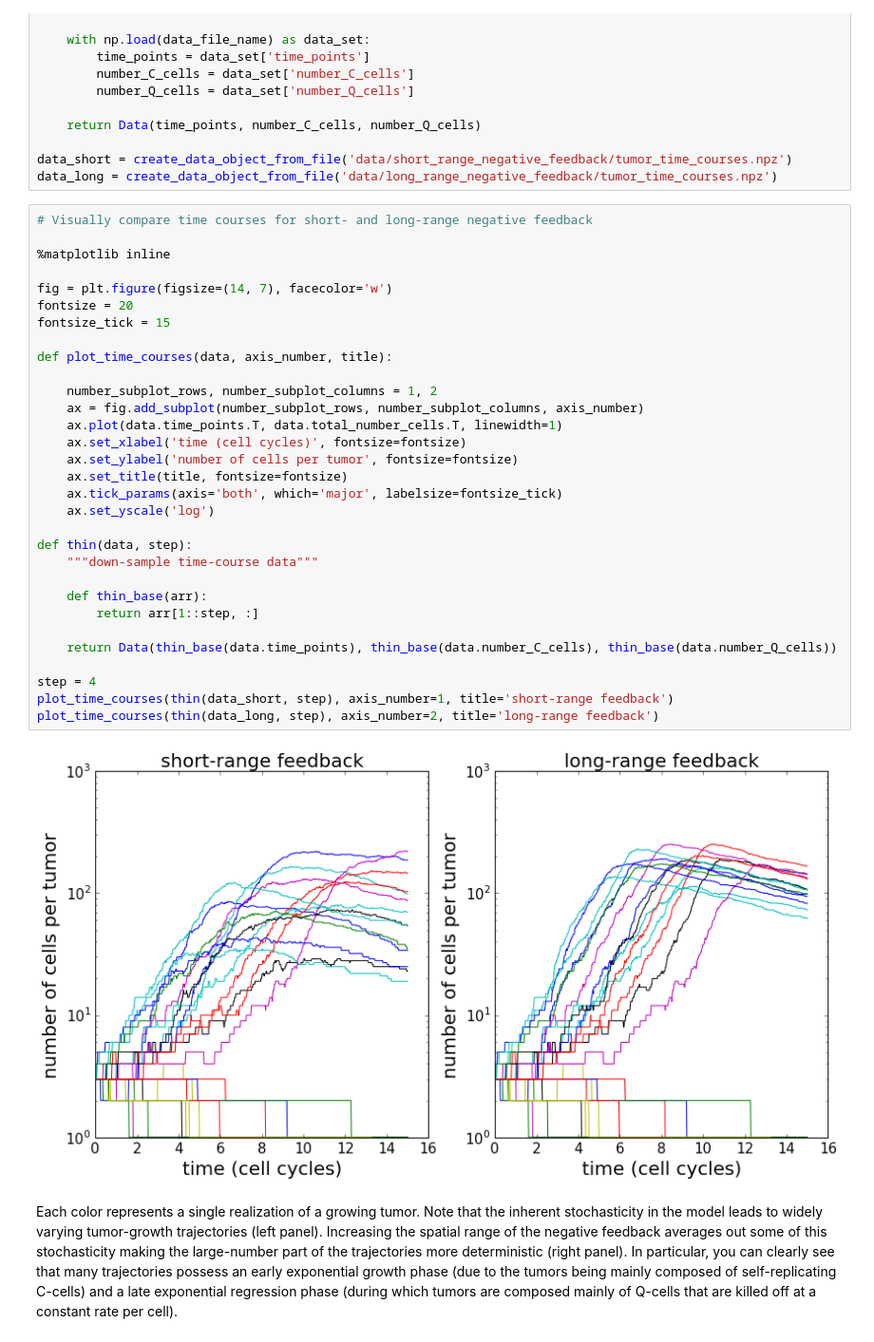
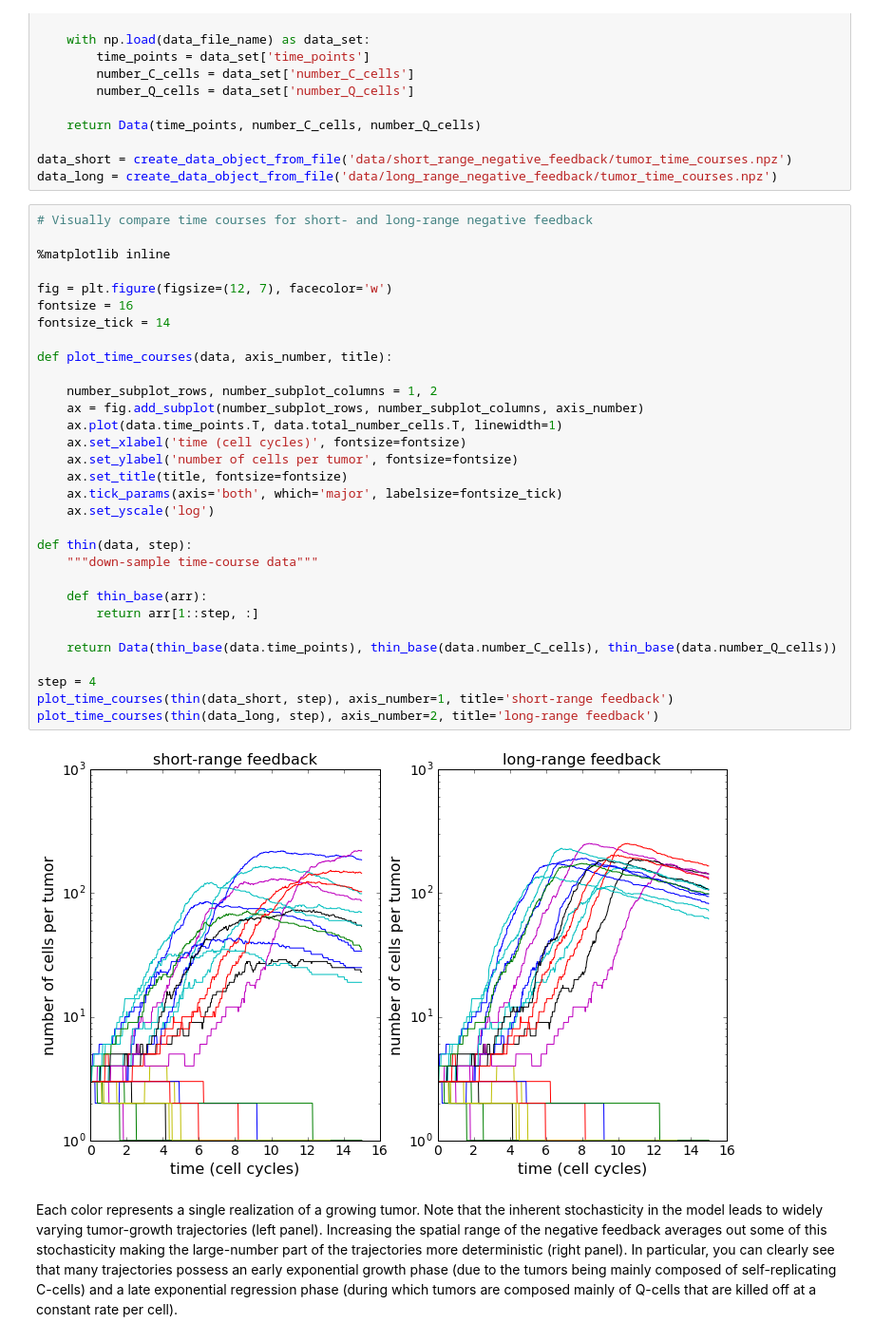
Before and after one commit to petermchale/tumor, a Jupyter notebook: demonstration.ipynb, the cells around one changed output. Shown at 95% size. Cells and saved outputs as stored; diff of their text form.

```diff
--- a/demonstration.ipynb
+++ b/demonstration.ipynb
@@ -153,36 +153,36 @@ data_long = create_data_object_from_file('data/long_range_negative_feedback/tumo
 # %%
 # Visually compare time courses for short- and long-range negative feedback
 
 %matplotlib inline
 
-fig = plt.figure(figsize=(14, 7), facecolor='w')
-fontsize = 20
-fontsize_tick = 15
+fig = plt.figure(figsize=(12, 7), facecolor='w')
+fontsize = 16
+fontsize_tick = 14
 
 def plot_time_courses(data, axis_number, title):
 
     number_subplot_rows, number_subplot_columns = 1, 2
     ax = fig.add_subplot(number_subplot_rows, number_subplot_columns, axis_number)
     ax.plot(data.time_points.T, data.total_number_cells.T, linewidth=1)
     ax.set_xlabel('time (cell cycles)', fontsize=fontsize)
     ax.set_ylabel('number of cells per tumor', fontsize=fontsize)
     ax.set_title(title, fontsize=fontsize)
     ax.tick_params(axis='both', which='major', labelsize=fontsize_tick)
     ax.set_yscale('log')
 
 def thin(data, step):
     """down-sample time-course data"""
 
     def thin_base(arr):
         return arr[1::step, :]
 
     return Data(thin_base(data.time_points), thin_base(data.number_C_cells), thin_base(data.number_Q_cells))
 
 step = 4
 plot_time_courses(thin(data_short, step), axis_number=1, title='short-range feedback')
 plot_time_courses(thin(data_long, step), axis_number=2, title='long-range feedback')
 # %% [output]
-[figure, old version]
+[figure, new version]
 # %% [markdown]
 Each color represents a single realization of a growing tumor. Note that the inherent stochasticity in the model leads to widely varying tumor-growth trajectories (left panel). Increasing the spatial range of the negative feedback averages out some of this stochasticity making the large-number part of the trajectories more deterministic (right panel). In particular, you can clearly see that many trajectories possess an early exponential growth phase (due to the tumors being mainly composed of self-replicating C-cells) and a late exponential regression phase (during which tumors are composed mainly of Q-cells that are killed off at a constant rate per cell).
 # %% [markdown]
```
Also changed, not shown: parts of 5 cells of this notebook.
